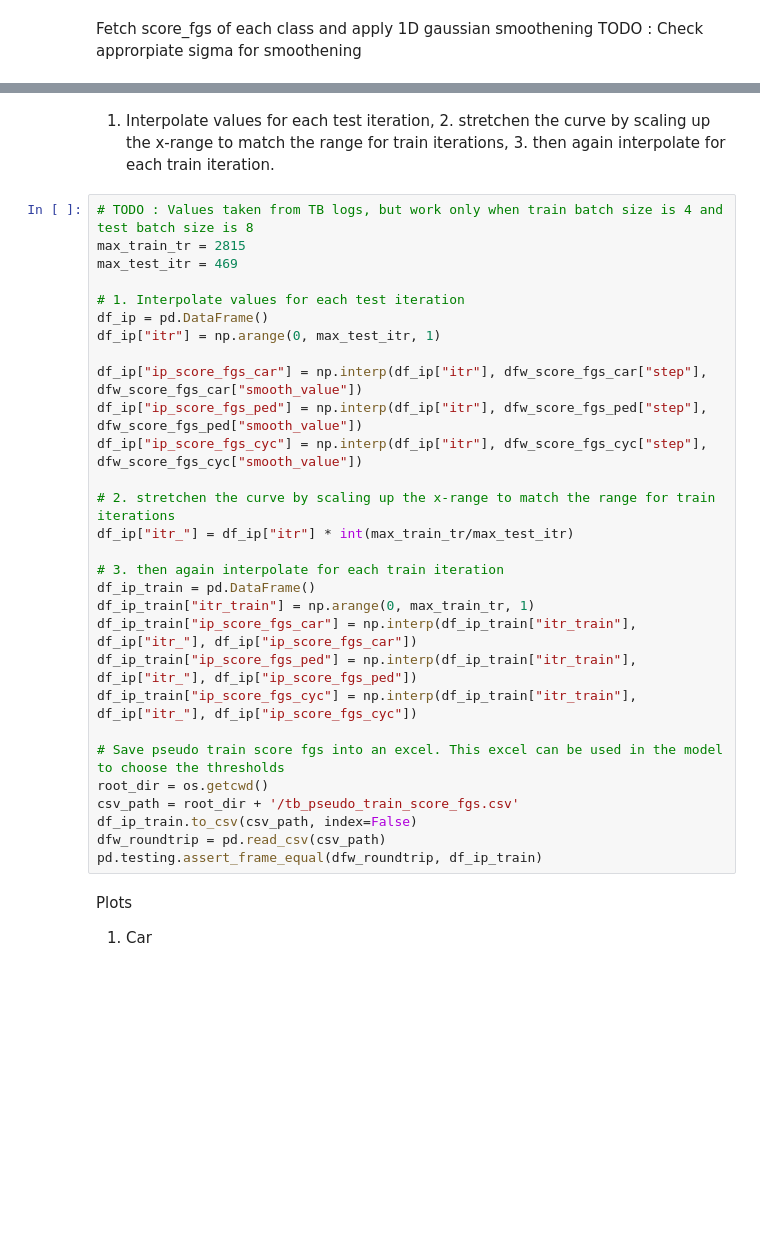
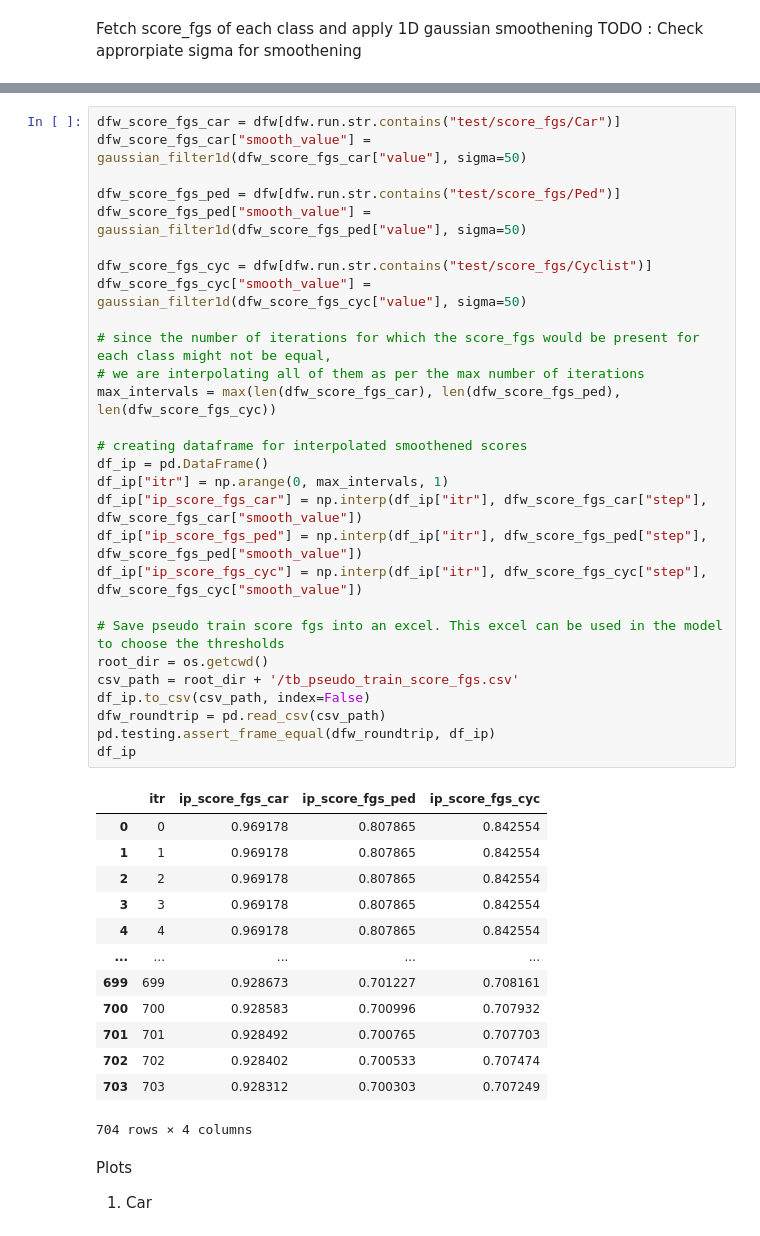
Before and after one commit to fnozarian/OpenPCDet, a Jupyter notebook: tb_extractor/tb_extractor.ipynb, the cells around one changed output, grey strips where cells are left out. Saved outputs shown, nothing was run; the diff lists cells and outputs as text; blank space fills up the shorter version.

```diff
--- a/tb_extractor/tb_extractor.ipynb
+++ b/tb_extractor/tb_extractor.ipynb
@@ -47,34 +39,45 @@ dfw_score_fgs_cyc["smooth_value"] = gaussian_filter1d(dfw_score_fgs_cyc["value"]
-# %% [markdown]
- 1) Interpolate values for each test iteration, 2. stretchen the curve by scaling up the x-range to match the range for train iterations, 3. then again interpolate for each train iteration.
-# %%
-# TODO : Values taken from TB logs, but work only when train batch size is 4 and test batch size is 8
-max_train_tr = 2815
-max_test_itr = 469
-
-# 1. Interpolate values for each test iteration
-df_ip = pd.DataFrame()
-df_ip["itr"] = np.arange(0, max_test_itr, 1)
-
-df_ip["ip_score_fgs_car"] = np.interp(df_ip["itr"], dfw_score_fgs_car["step"], dfw_score_fgs_car["smooth_value"])
-df_ip["ip_score_fgs_ped"] = np.interp(df_ip["itr"], dfw_score_fgs_ped["step"], dfw_score_fgs_ped["smooth_value"])
-df_ip["ip_score_fgs_cyc"] = np.interp(df_ip["itr"], dfw_score_fgs_cyc["step"], dfw_score_fgs_cyc["smooth_value"])
-
-# 2. stretchen the curve by scaling up the x-range to match the range for train iterations
-df_ip["itr_"] = df_ip["itr"] * int(max_train_tr/max_test_itr)
-
-# 3. then again interpolate for each train iteration
-df_ip_train = pd.DataFrame()
-df_ip_train["itr_train"] = np.arange(0, max_train_tr, 1)
-df_ip_train["ip_score_fgs_car"] = np.interp(df_ip_train["itr_train"], df_ip["itr_"], df_ip["ip_score_fgs_car"])
-df_ip_train["ip_score_fgs_ped"] = np.interp(df_ip_train["itr_train"], df_ip["itr_"], df_ip["ip_score_fgs_ped"])
-df_ip_train["ip_score_fgs_cyc"] = np.interp(df_ip_train["itr_train"], df_ip["itr_"], df_ip["ip_score_fgs_cyc"])
-
-# Save pseudo train score fgs into an excel. This excel can be used in the model to choose the thresholds
-root_dir = os.getcwd()
-csv_path = root_dir + '/tb_pseudo_train_score_fgs.csv'
-df_ip_train.to_csv(csv_path, index=False)
-dfw_roundtrip = pd.read_csv(csv_path)
-pd.testing.assert_frame_equal(dfw_roundtrip, df_ip_train)
+# %%
+dfw_score_fgs_car = dfw[dfw.run.str.contains("test/score_fgs/Car")]
+dfw_score_fgs_car["smooth_value"] = gaussian_filter1d(dfw_score_fgs_car["value"], sigma=50)
+
+dfw_score_fgs_ped = dfw[dfw.run.str.contains("test/score_fgs/Ped")]
+dfw_score_fgs_ped["smooth_value"] = gaussian_filter1d(dfw_score_fgs_ped["value"], sigma=50)
+
+dfw_score_fgs_cyc = dfw[dfw.run.str.contains("test/score_fgs/Cyclist")]
+dfw_score_fgs_cyc["smooth_value"] = gaussian_filter1d(dfw_score_fgs_cyc["value"], sigma=50)
+
+# since the number of iterations for which the score_fgs would be present for each class might not be equal,
+# we are interpolating all of them as per the max number of iterations
+max_intervals = max(len(dfw_score_fgs_car), len(dfw_score_fgs_ped), len(dfw_score_fgs_cyc))
+
+# creating dataframe for interpolated smoothened scores
+df_ip = pd.DataFrame()
+df_ip["itr"] = np.arange(0, max_intervals, 1)
+df_ip["ip_score_fgs_car"] = np.interp(df_ip["itr"], dfw_score_fgs_car["step"], dfw_score_fgs_car["smooth_value"])
+df_ip["ip_score_fgs_ped"] = np.interp(df_ip["itr"], dfw_score_fgs_ped["step"], dfw_score_fgs_ped["smooth_value"])
+df_ip["ip_score_fgs_cyc"] = np.interp(df_ip["itr"], dfw_score_fgs_cyc["step"], dfw_score_fgs_cyc["smooth_value"])
+
+# Save pseudo train score fgs into an excel. This excel can be used in the model to choose the thresholds
+root_dir = os.getcwd()
+csv_path = root_dir + '/tb_pseudo_train_score_fgs.csv'
+df_ip.to_csv(csv_path, index=False)
+dfw_roundtrip = pd.read_csv(csv_path)
+pd.testing.assert_frame_equal(dfw_roundtrip, df_ip)
+df_ip
+# %% [output]
+|  | itr | ip_score_fgs_car | ip_score_fgs_ped | ip_score_fgs_cyc |
+| 0 | 0 | 0.969178 | 0.807865 | 0.842554 |
+| 1 | 1 | 0.969178 | 0.807865 | 0.842554 |
+| 2 | 2 | 0.969178 | 0.807865 | 0.842554 |
+| 3 | 3 | 0.969178 | 0.807865 | 0.842554 |
+| 4 | 4 | 0.969178 | 0.807865 | 0.842554 |
+| ... | ... | ... | ... | ... |
+| 699 | 699 | 0.928673 | 0.701227 | 0.708161 |
+| 700 | 700 | 0.928583 | 0.700996 | 0.707932 |
+| 701 | 701 | 0.928492 | 0.700765 | 0.707703 |
+| 702 | 702 | 0.928402 | 0.700533 | 0.707474 |
+| 703 | 703 | 0.928312 | 0.700303 | 0.707249 |
+704 rows × 4 columns
 # %% [markdown]
 Plots
 1. Car
```
Also changed, not shown: parts of 10 cells of this notebook, 3 other files.
